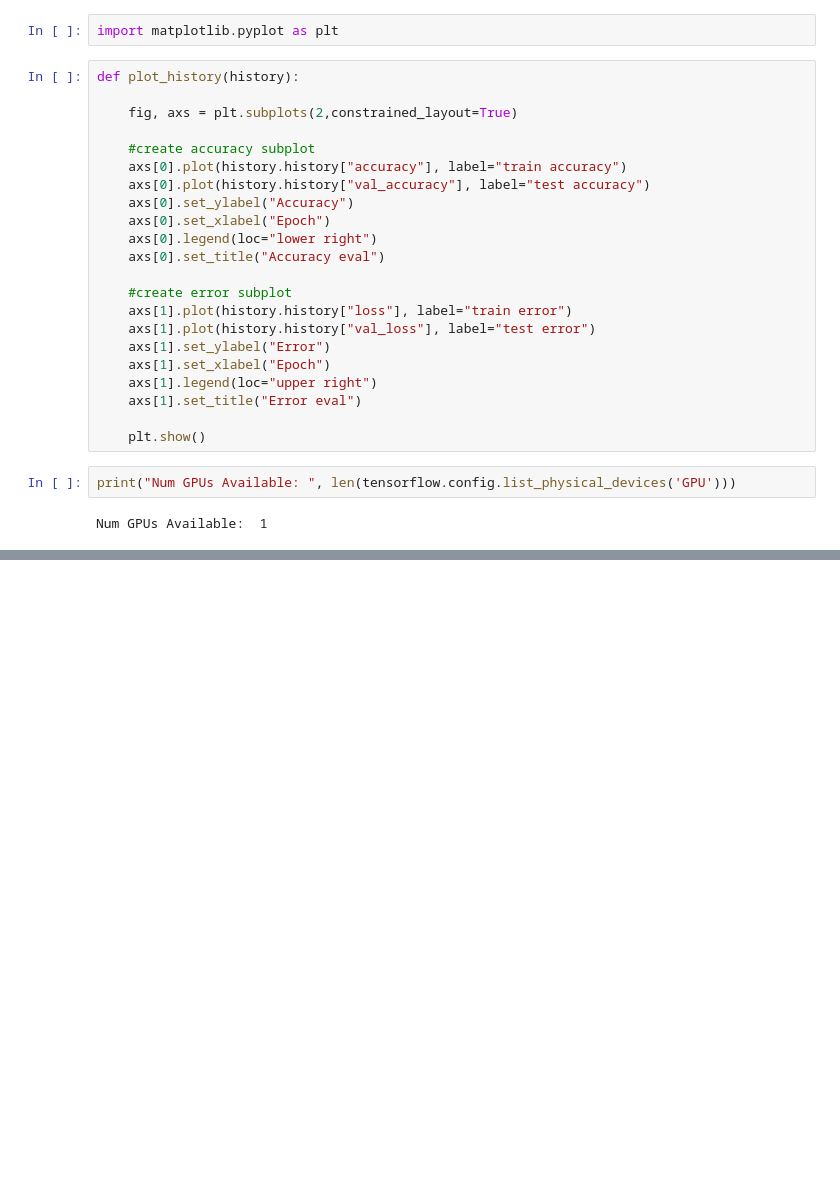
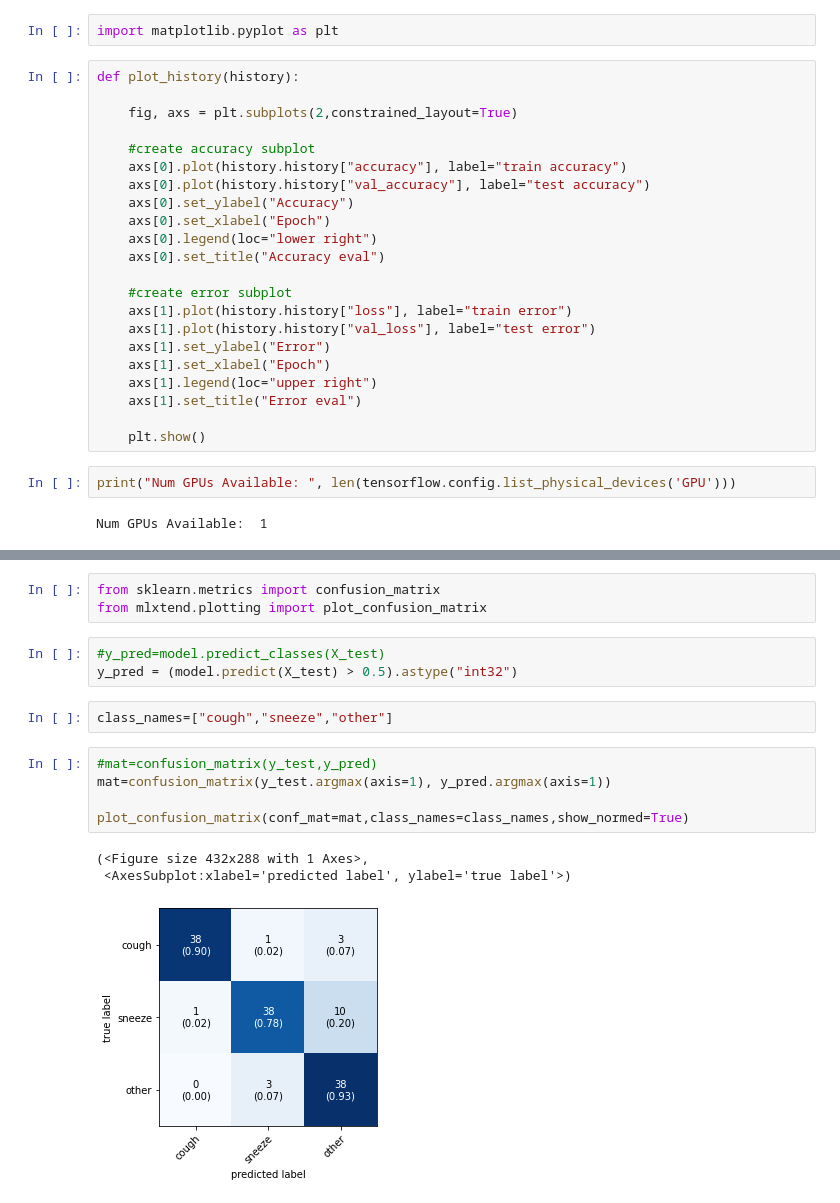
Before and after one commit to Shadbud/Cough-and-Sneeze-ML, a Jupyter notebook: convNet2.ipynb, the cells around one changed output, grey strips where cells are left out. Cells and saved outputs as stored; diff of their text form; blank space fills up the shorter version.

```diff
--- a/convNet2.ipynb
+++ b/convNet2.ipynb
@@ -227,3 +257,20 @@ prediction_class = labelencoder.inverse_transform(predicted_label)
 prediction_class
 # %% [output]
 array([2])
+# %%
+from sklearn.metrics import confusion_matrix
+from mlxtend.plotting import plot_confusion_matrix
+# %%
+#y_pred=model.predict_classes(X_test)
+y_pred = (model.predict(X_test) > 0.5).astype("int32")
+# %%
+class_names=["cough","sneeze","other"]
+# %%
+#mat=confusion_matrix(y_test,y_pred)
+mat=confusion_matrix(y_test.argmax(axis=1), y_pred.argmax(axis=1))
+
+plot_confusion_matrix(conf_mat=mat,class_names=class_names,show_normed=True)
+# %% [output]
+(<Figure size 432x288 with 1 Axes>,
+ <AxesSubplot:xlabel='predicted label', ylabel='true label'>)
+[figure, added]
```
Also changed, not shown: parts of 15 cells of this notebook.
